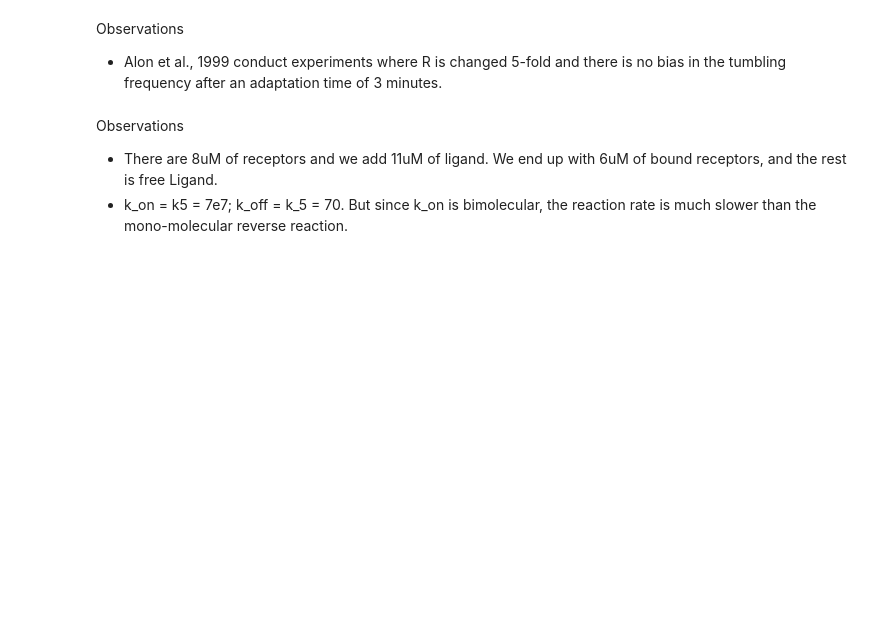
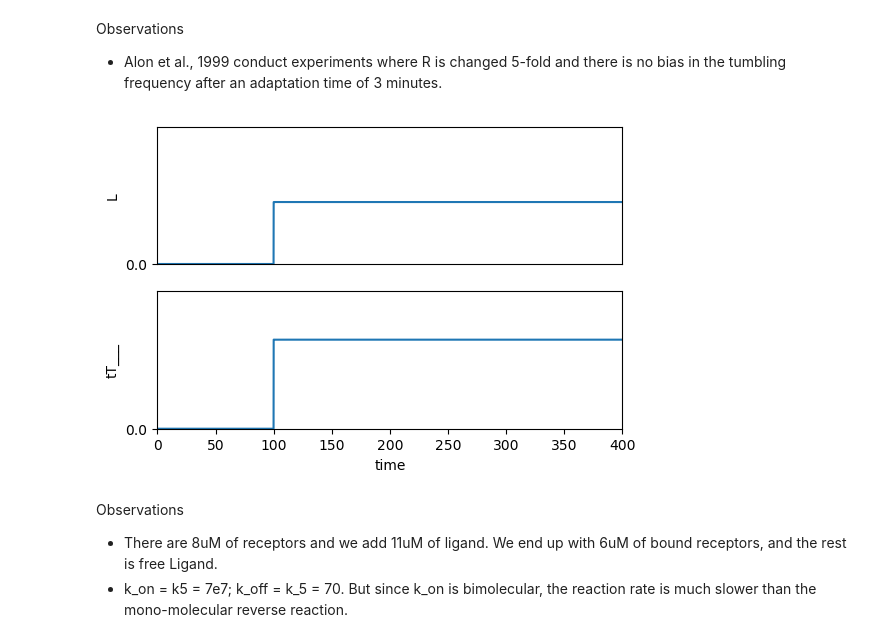
Before and after one commit to ScienceStacks/BioCellControl, a Jupyter notebook: Analysis/chemotaxis.ipynb, the cells around one changed output. Cells and saved outputs as stored; diff of their text form; code cells hidden in the pictures; blank space fills up the shorter version.

```diff
--- a/Analysis/chemotaxis.ipynb
+++ b/Analysis/chemotaxis.ipynb
@@ -135,7 +145,9 @@ Observations
 # %%
 # Where does the ligand go?
 sim(elements=["at (time > 100): L = 11e-6"])
-plotter.lines(["L", "tT__"], yrange=[0, 10e-6])
+plotter.lines(["L", "tT___"], yrange=[0, 10e-6])
+# %% [output]
+[figure, added]
 # %% [markdown]
 Observations
 - There are 8uM of receptors and we add 11uM of ligand. We end up with 6uM of bound receptors, and the rest is free Ligand.
```
Also changed, not shown: parts of 13 cells of this notebook, 2 other files.
